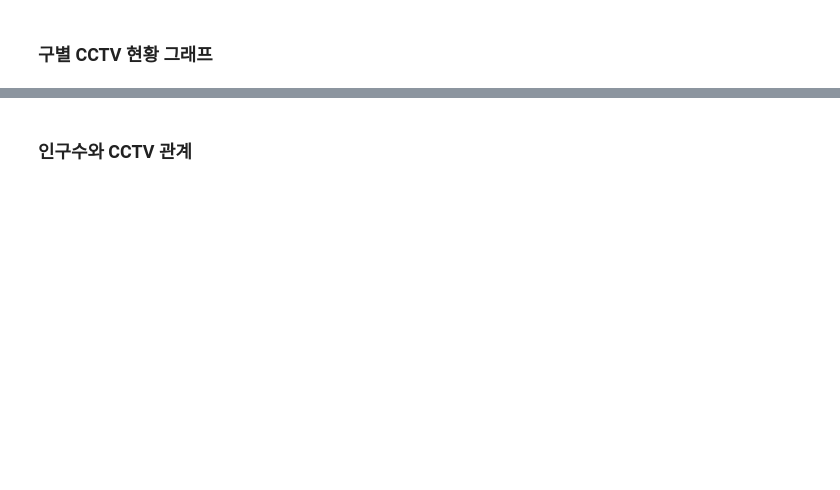
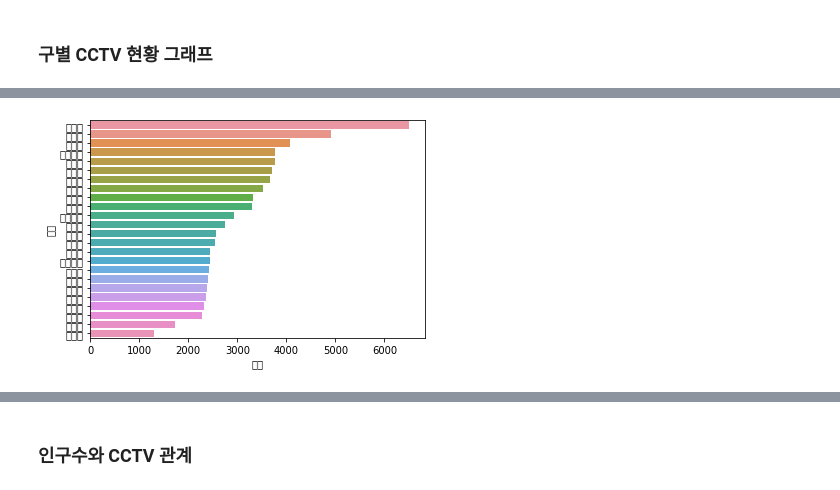
Before and after one commit to HssngH/project, a Jupyter notebook: Basic_analysis_with_Python_ipynb의_사본.ipynb, the cells around one changed output, grey strips where cells are left out. Saved outputs shown, nothing was run; the diff lists cells and outputs as text; code cells hidden in the pictures; blank space fills up the shorter version.

```diff
--- a/Basic_analysis_with_Python_ipynb의_사본.ipynb
+++ b/Basic_analysis_with_Python_ipynb의_사본.ipynb
@@ -655,4 +823,8 @@ memory usage: 2.8+ KB
 # %%
 # 총계가 가장 높은 구부터 차례로 도표
+final.sort_values("총계",ascending=False, inplace=True)
+sns.barplot(x="총계",y=final.index,data=final);
+# %% [output]
+[figure, added]
 # %%
 # 인구수 대비 CCTV 개수의 비율을 구하고 가장 높은 구부터 도표
```
Also changed, not shown: parts of 59 cells of this notebook.
